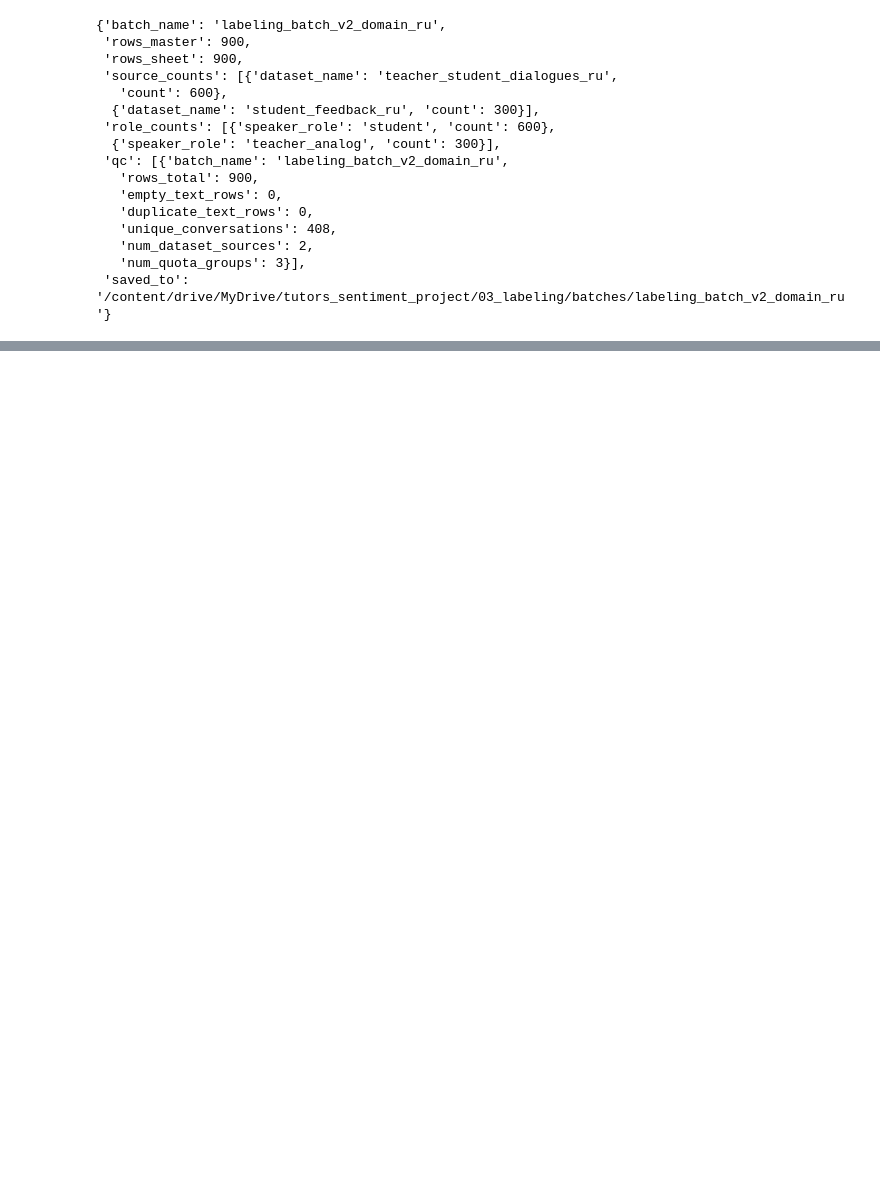
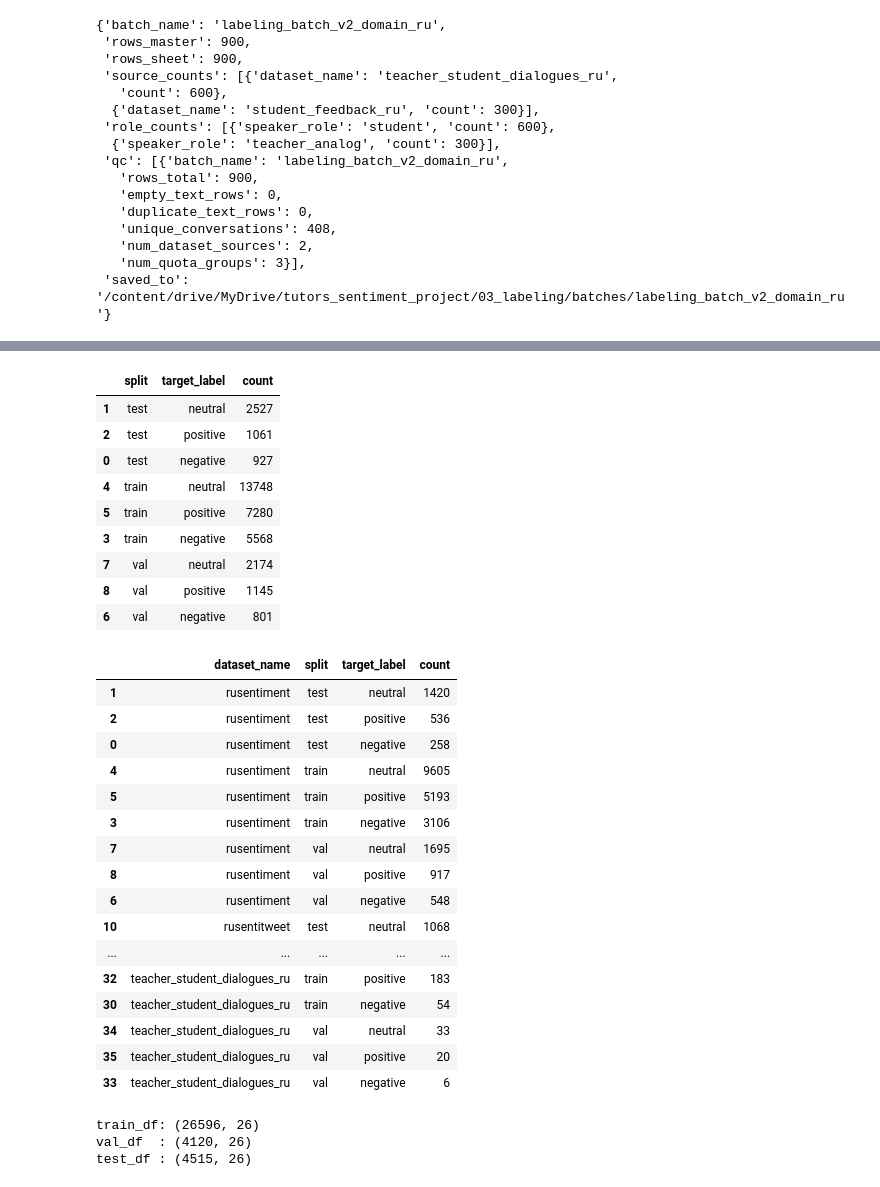
Before and after one commit to DenisBoytsov41/tutors-sentiment-coursework, a Jupyter notebook: notebooks/03_prepare_labeling_set.ipynb, the cells around one changed output, grey strips where cells are left out. Saved outputs shown, nothing was run; the diff lists cells and outputs as text; code cells hidden in the pictures; blank space fills up the shorter version.

```diff
--- a/notebooks/03_prepare_labeling_set.ipynb
+++ b/notebooks/03_prepare_labeling_set.ipynb
@@ -1655,0 +2339,56 @@ final_stage_summary
+# %%
+display(
+    final_supervised_df
+    .groupby(["split", "target_label"])
+    .size()
+    .reset_index(name="count")
+    .sort_values(["split", "count"], ascending=[True, False])
+)
+
+display(
+    final_supervised_df
+    .groupby(["dataset_name", "split", "target_label"])
+    .size()
+    .reset_index(name="count")
+    .sort_values(["dataset_name", "split", "count"], ascending=[True, True, False])
+)
+# %% [output]
+|  | split | target_label | count |
+| 1 | test | neutral | 2527 |
+| 2 | test | positive | 1061 |
+| 0 | test | negative | 927 |
+| 4 | train | neutral | 13748 |
+| 5 | train | positive | 7280 |
+| 3 | train | negative | 5568 |
+| 7 | val | neutral | 2174 |
+| 8 | val | positive | 1145 |
+| 6 | val | negative | 801 |
+|  | dataset_name | split | target_label | count |
+| 1 | rusentiment | test | neutral | 1420 |
+| 2 | rusentiment | test | positive | 536 |
+| 0 | rusentiment | test | negative | 258 |
+| 4 | rusentiment | train | neutral | 9605 |
+| 5 | rusentiment | train | positive | 5193 |
+| 3 | rusentiment | train | negative | 3106 |
+| 7 | rusentiment | val | neutral | 1695 |
+| 8 | rusentiment | val | positive | 917 |
+| 6 | rusentiment | val | negative | 548 |
+| 10 | rusentitweet | test | neutral | 1068 |
+| ... | ... | ... | ... | ... |
+| 32 | teacher_student_dialogues_ru | train | positive | 183 |
+| 30 | teacher_student_dialogues_ru | train | negative | 54 |
+| 34 | teacher_student_dialogues_ru | val | neutral | 33 |
+| 35 | teacher_student_dialogues_ru | val | positive | 20 |
+| 33 | teacher_student_dialogues_ru | val | negative | 6 |
+# %%
+train_df = final_supervised_df.loc[final_supervised_df["split"] == "train"].copy()
+val_df = final_supervised_df.loc[final_supervised_df["split"] == "val"].copy()
+test_df = final_supervised_df.loc[final_supervised_df["split"] == "test"].copy()
+
+print("train_df:", train_df.shape)
+print("val_df  :", val_df.shape)
+print("test_df :", test_df.shape)
+# %% [output]
+train_df: (26596, 26)
+val_df  : (4120, 26)
+test_df : (4515, 26)
```
Also changed, not shown: parts of 28 cells of this notebook.
